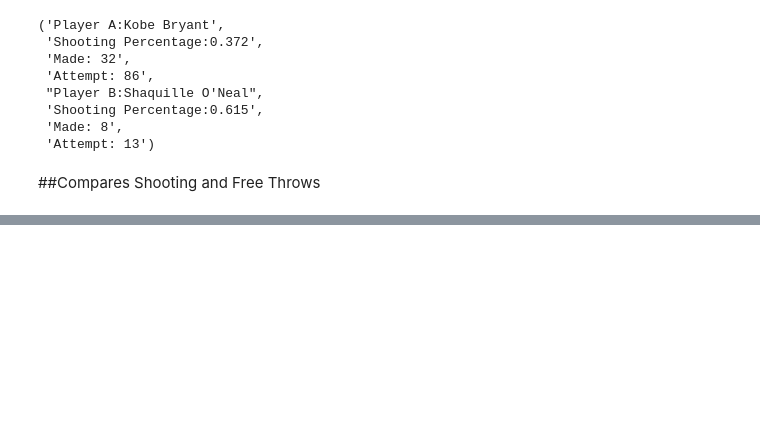
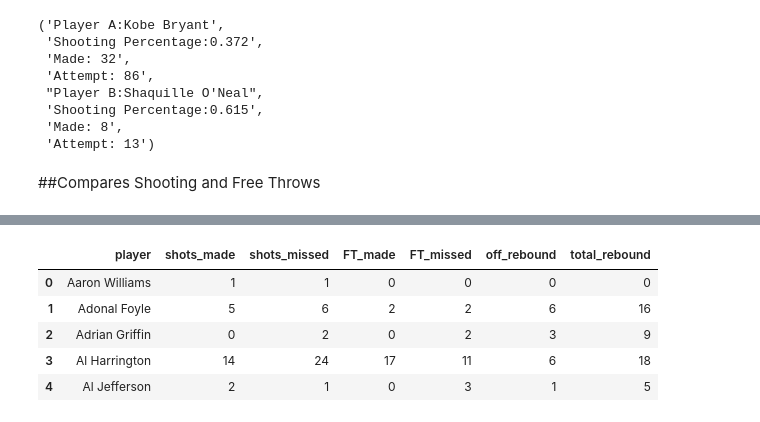
Before and after one commit to deepakchandi/clutch-baller, a Jupyter notebook: Practice(05-06 season).ipynb, the cells around one changed output, grey strips where cells are left out. Saved outputs shown, nothing was run; the diff lists cells and outputs as text; code cells hidden in the pictures; blank space fills up the shorter version.

```diff
--- a/Practice(05-06 season).ipynb
+++ b/Practice(05-06 season).ipynb
@@ -284,0 +351,9 @@ l.head()
+# %%
+m.head()
+# %% [output]
+|  | player | shots_made | shots_missed | FT_made | FT_missed | off_rebound | total_rebound |
+| 0 | Aaron Williams | 1 | 1 | 0 | 0 | 0 | 0 |
+| 1 | Adonal Foyle | 5 | 6 | 2 | 2 | 6 | 16 |
+| 2 | Adrian Griffin | 0 | 2 | 0 | 2 | 3 | 9 |
+| 3 | Al Harrington | 14 | 24 | 17 | 11 | 6 | 18 |
+| 4 | Al Jefferson | 2 | 1 | 0 | 3 | 1 | 5 |
```
Also changed, not shown: parts of 80 cells of this notebook, 3 other files.
